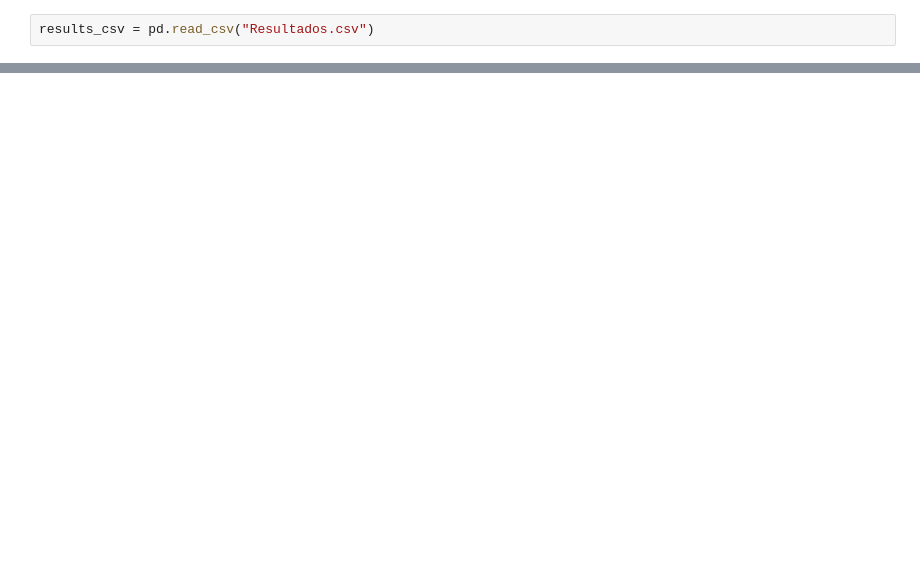
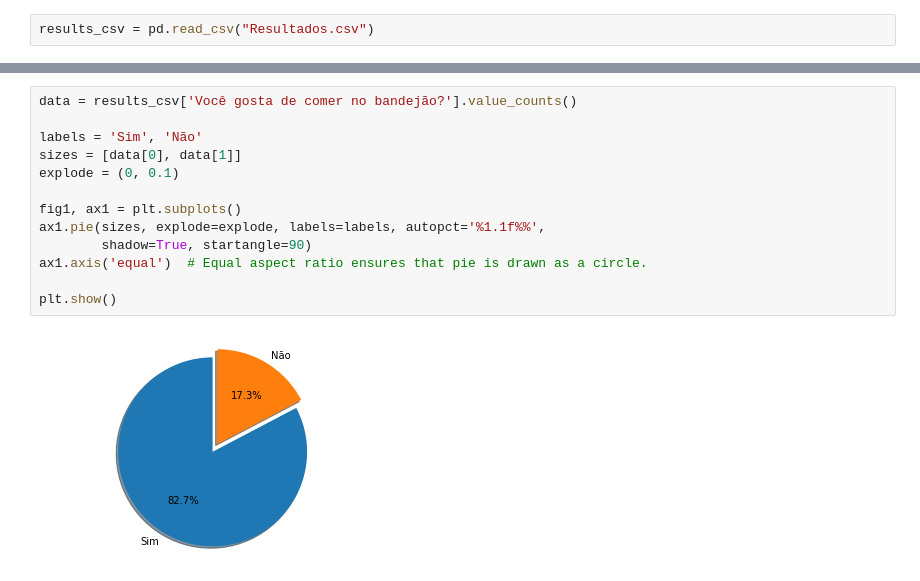
Before and after one commit to silmarp/SME0520-dependencia-alimentar-do-restaurante-universitario, a Jupyter notebook: Analize.ipynb, the cells around one changed output, grey strips where cells are left out. Cells and saved outputs as stored; diff of their text form; blank space fills up the shorter version.

```diff
--- a/Analize.ipynb
+++ b/Analize.ipynb
@@ -14,0 +28,15 @@ results_csv.head()
+# %%
+data = results_csv['Você gosta de comer no bandejão?'].value_counts()
+
+labels = 'Sim', 'Não'
+sizes = [data[0], data[1]]
+explode = (0, 0.1)
+
+fig1, ax1 = plt.subplots()
+ax1.pie(sizes, explode=explode, labels=labels, autopct='%1.1f%%',
+        shadow=True, startangle=90)
+ax1.axis('equal')  # Equal aspect ratio ensures that pie is drawn as a circle.
+
+plt.show()
+# %% [output]
+[figure, added]
```
Also changed, not shown: parts of 2 cells of this notebook, 1 other file.
